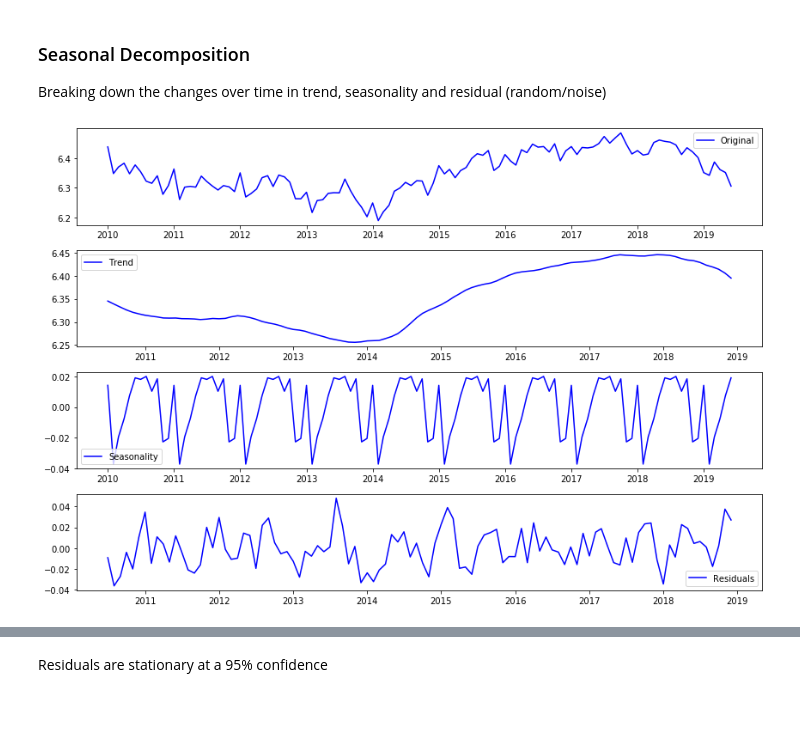
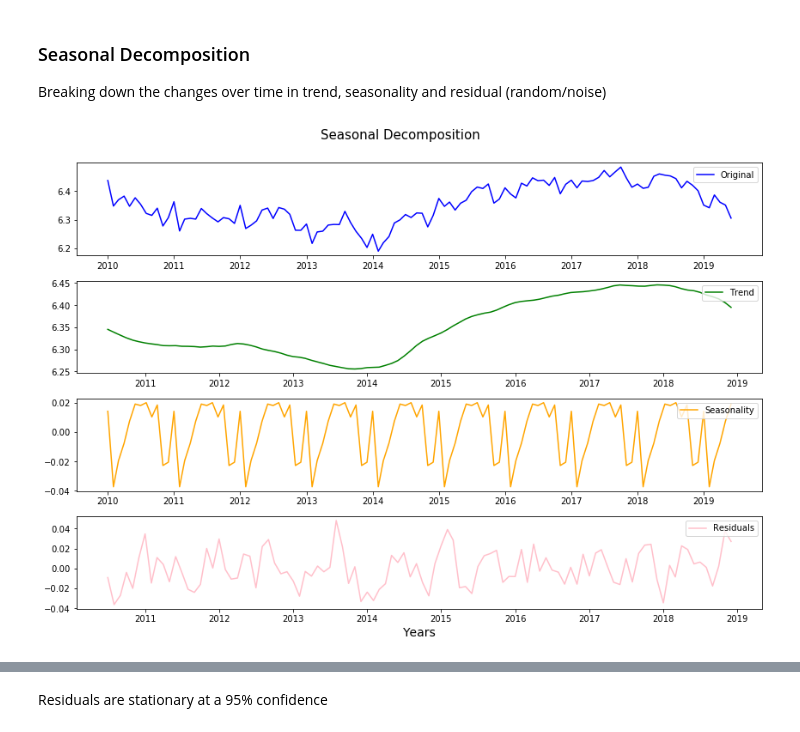
Before and after one commit to sidneykung/LA_crime_forecasting, a Jupyter notebook: modeling/draft_model.ipynb, the cells around one changed output, grey strips where cells are left out. Drawn from its saved outputs; the diff is of its cells as text; code cells hidden in the pictures.

```diff
--- a/modeling/draft_model.ipynb
+++ b/modeling/draft_model.ipynb
@@ -4,8 +4,8 @@ import numpy as np
 import matplotlib.pyplot as plt
 %matplotlib inline
 # %%
-annual_crime = pd.read_pickle('data/pickled/annual_crime.pkl')
-monthly_crime = pd.read_pickle('data/pickled/monthly_crime.pkl')
+annual_crime = pd.read_pickle('../data/pickled/annual_crime.pkl')
+monthly_crime = pd.read_pickle('../data/pickled/monthly_crime.pkl')
 # %%
 annual_crime.head()
 # %% [output]
@@ -295,29 +295,40 @@ dtype: float64
 
 Breaking down the changes over time in trend, seasonality and residual (random/noise)
 # %%
-# Import and apply seasonal_decompose()
-from statsmodels.tsa.seasonal import seasonal_decompose
+# Instantiating decomposition object
 decomposition = seasonal_decompose(np.log(monthly_crime))
 
-# Gather the trend, seasonality, and residuals
+# Gather the trend, seasonality, and residuals for the monthly crime data
 trend = decomposition.trend
 seasonal = decomposition.seasonal
 residual = decomposition.resid
 
 # Plot gathered statistics
 plt.figure(figsize=(12,8))
+plt.suptitle('Seasonal Decomposition', y = 1.05, size = 15)
+
+#plotting original data in a subplot and showing legend
 plt.subplot(411)
 plt.plot(np.log(monthly_crime), label='Original', color='blue')
-plt.legend(loc='best')
+plt.legend(loc=1)
+
+#plotting decomposed trend in a subplot and showing legend
 plt.subplot(412)
-plt.plot(trend, label='Trend', color='blue')
-plt.legend(loc='best')
+plt.plot(trend, label='Trend', color='green')
+plt.legend(loc=1)
+
+#plotting decomposed seasonality in a subplot and showing legend
 plt.subplot(413)
-plt.plot(seasonal,label='Seasonality', color='blue')
-plt.legend(loc='best')
+plt.plot(seasonal,label='Seasonality', color='orange')
+plt.legend(loc=1)
 plt.subplot(414)
-plt.plot(residual, label='Residuals', color='blue')
-plt.legend(loc='best')
+
+#plotting decomposed residual or noise in a subplot and showing legend
+plt.plot(residual, label='Residuals', color='pink')
+plt.xlabel('Years', size = 14)
+plt.legend(loc=1)
 plt.tight_layout()
+
+plt.savefig('../visualizations/LA Crime- Time Series Seasonal Decomposition')
 # %% [output]
-[figure, old version]
+[figure, new version]
```
Also changed, not shown: parts of 26 cells of this notebook, 3 other files.
